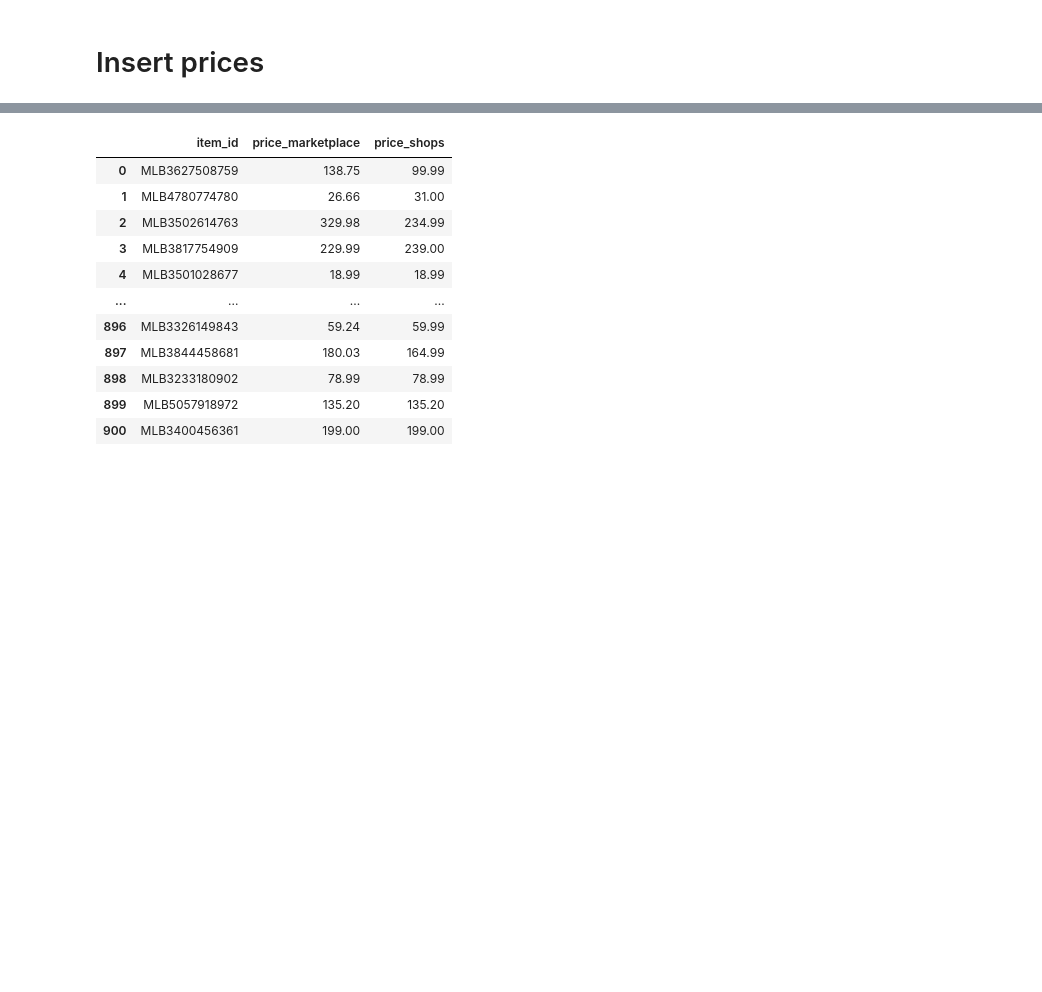
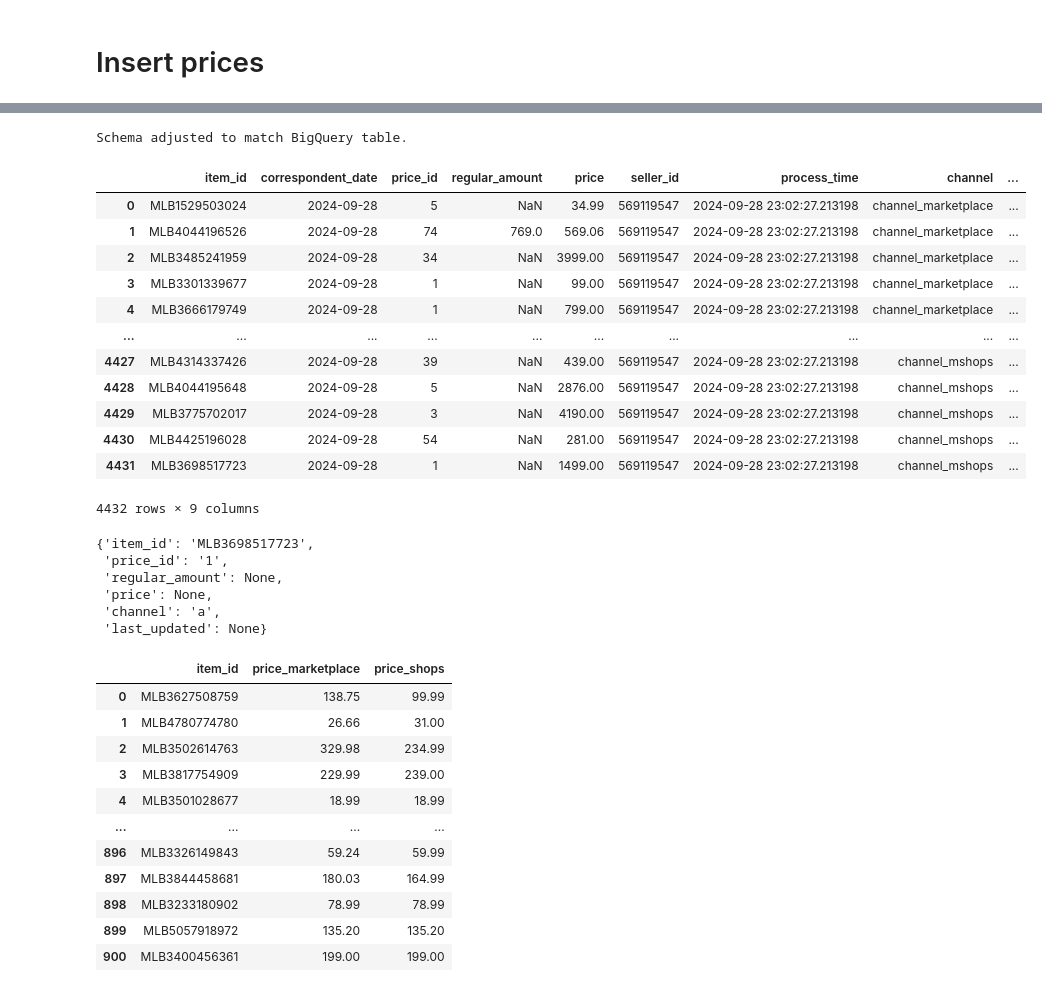
Before and after one commit to GLM-Inteligencia/pipeline_datalake, a Jupyter notebook: tests__.ipynb, the cells around one changed output, grey strips where cells are left out. Saved outputs shown, nothing was run; the diff lists cells and outputs as text; code cells hidden in the pictures; blank space fills up the shorter version.

Commit message:
fix prices for gw

```diff
--- a/tests__.ipynb
+++ b/tests__.ipynb
@@ -1300,3 +1300,11 @@ from src.common.cloud_storage_connector import CloudStorage
 from src.common.bigquery_connector import BigQueryManager
 from src.config import settings
 import json
+
+data  = {
+  "access_token": "APP_USR-2951712600123976-092816-48bb66d5d2dbbceda55d4e5e32a36bd1-569119547",
+  "client_id": "2951712600123976",
+  "client_secret": "QprAIl8ydXzcxFVHjnIHT6fUQ8KpzADV",
+  "seller_id": 569119547,
+  "store_name": "gw shop"
+}
@@ -1391,3 +1393,29 @@ Reading file: hubsmarthome/meli/api_response/item_price_mshops/date=2024-09-28/b
+# %%
+bigquery.match_dataframe_schema(df_processed_data, destiny_table)
+# %% [output]
+Schema adjusted to match BigQuery table.
+|  | item_id | correspondent_date | price_id | regular_amount | price | seller_id | process_time | channel | ... |
+| 0 | MLB1529503024 | 2024-09-28 | 5 | NaN | 34.99 | 569119547 | 2024-09-28 23:02:27.213198 | channel_marketplace | ... |
+| 1 | MLB4044196526 | 2024-09-28 | 74 | 769.0 | 569.06 | 569119547 | 2024-09-28 23:02:27.213198 | channel_marketplace | ... |
+| 2 | MLB3485241959 | 2024-09-28 | 34 | NaN | 3999.00 | 569119547 | 2024-09-28 23:02:27.213198 | channel_marketplace | ... |
+| 3 | MLB3301339677 | 2024-09-28 | 1 | NaN | 99.00 | 569119547 | 2024-09-28 23:02:27.213198 | channel_marketplace | ... |
+| 4 | MLB3666179749 | 2024-09-28 | 1 | NaN | 799.00 | 569119547 | 2024-09-28 23:02:27.213198 | channel_marketplace | ... |
+| ... | ... | ... | ... | ... | ... | ... | ... | ... | ... |
+| 4427 | MLB4314337426 | 2024-09-28 | 39 | NaN | 439.00 | 569119547 | 2024-09-28 23:02:27.213198 | channel_mshops | ... |
+| 4428 | MLB4044195648 | 2024-09-28 | 5 | NaN | 2876.00 | 569119547 | 2024-09-28 23:02:27.213198 | channel_mshops | ... |
+| 4429 | MLB3775702017 | 2024-09-28 | 3 | NaN | 4190.00 | 569119547 | 2024-09-28 23:02:27.213198 | channel_mshops | ... |
+| 4430 | MLB4425196028 | 2024-09-28 | 54 | NaN | 281.00 | 569119547 | 2024-09-28 23:02:27.213198 | channel_mshops | ... |
+| 4431 | MLB3698517723 | 2024-09-28 | 1 | NaN | 1499.00 | 569119547 | 2024-09-28 23:02:27.213198 | channel_mshops | ... |
+4432 rows × 9 columns
+# %%
+process_prices(processed_dict, channel='a')
+# %% [output]
+{'item_id': 'MLB3698517723',
+ 'price_id': '1',
+ 'regular_amount': None,
+ 'price': None,
+ 'channel': 'a',
+ 'last_updated': None}
 # %%
 df_processed_data_marketplace = df_processed_data.loc[df_processed_data['channel'] == 'channel_marketplace'][['item_id','price']].rename(columns={'price':'price_marketplace'})
 df_processed_data_mshops = df_processed_data.loc[df_processed_data['channel'] == 'channel_mshops'][['item_id','price']].rename(columns={'price':'price_shops'})
```
Also changed, not shown: parts of 2 cells of this notebook, 3 other files.
